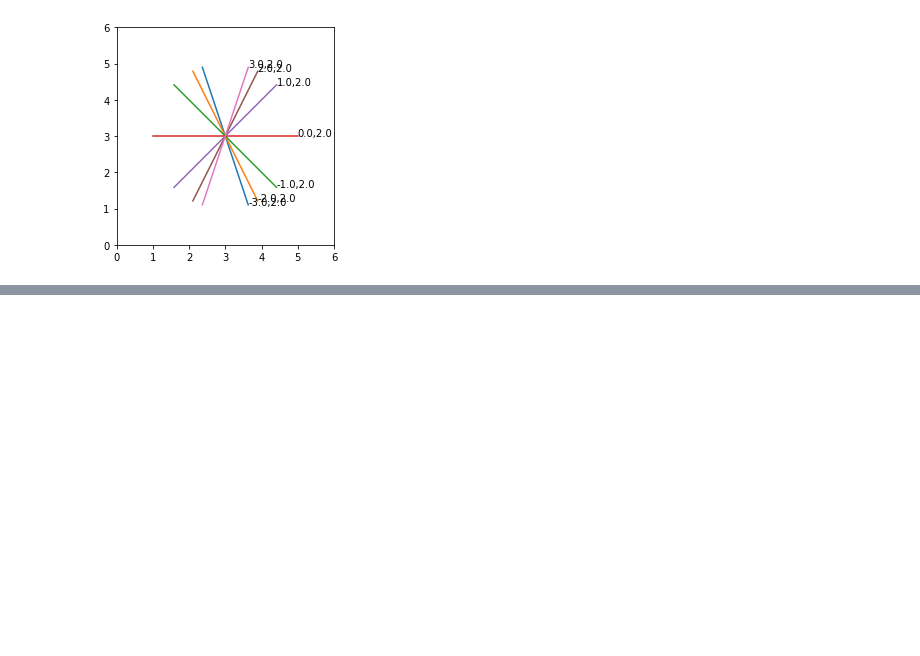
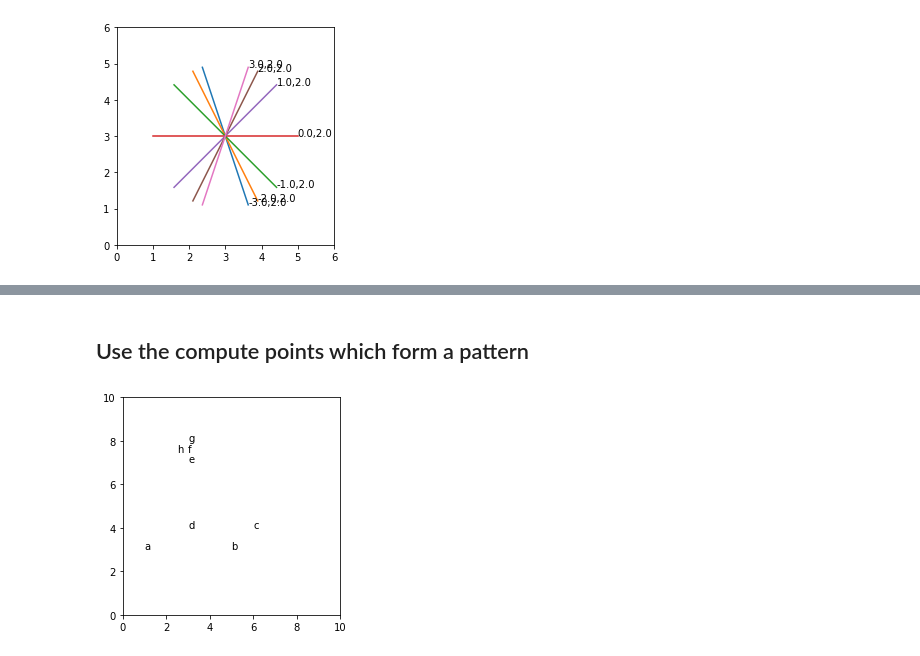
Before and after one commit to baileybunch5dad/bb5dad, a Jupyter notebook: eli6.ipynb, the cells around one changed output, grey strips where cells are left out. Saved outputs shown, nothing was run; the diff lists cells and outputs as text; code cells hidden in the pictures; blank space fills up the shorter version.

```diff
--- a/eli6.ipynb
+++ b/eli6.ipynb
@@ -55,0 +110,57 @@ plt.show()
+# %% [markdown]
+## Use the compute points which form a pattern
+# %%
+import numpy as np
+import matplotlib.pyplot as plt
+import matplotlib.animation as animation
+import math
+import string
+
+def flipside(p0,p1): return [2*p0[0]-p1[0], 2*p0[1]-p1[1]]
+
+def right(p, m, llen):
+  # print('p',p,m,llen)
+  t=llen/np.sqrt(m*m+1)+p[0]
+  # print('t',t,'p[0]',p[0])
+  return [t, m*(t-p[0])+p[1]]
+
+def left(p, m, llen): return flipside(p, right(p, m, llen))
+
+def above(p, m, llen):
+  if m==0:
+    return [p[0], p[1]+llen]
+  else:
+    perp = -1/m
+    if perp < 0:
+      return left(p, perp, llen)
+    else:
+      return right(p, perp, llen)
+
+def below(p, m, llen): return flipside(above(p, m, llen))
+
+def boatpath(p, m):
+  a = left(p,m,2)
+  b = right(p,m,2)
+  d = above(p,m,1)
+  c = right(d,m,3)
+  e = above(d,m,3)
+  f = above(e,m,.5)
+  g = above(f,m,.5)
+  h = left(f,m,.5)
+  i = left(d,m,3)
+  return np.array([a,b,c,d,e,f,g,h,e,d,i,a])
+
+plt.xlim(0,10)
+plt.ylim(0,10)
+
+bptest = boatpath([3,3],0)
+# alphabet_list = list(string.ascii_lowercase)
+for idx in range(8):
+  plt.text(bptest[idx,0], bptest[idx,1], alphabet_list[idx])
+
+# plt.plot(bptest[:,0],bptest[:,1])
+# plt.scatter(bptest[:,0],bptest[:,1])
+plt.gca().set_aspect('equal')
+plt.show()
+# %% [output]
+[figure, added]
```
Also changed, not shown: parts of 8 cells of this notebook.
